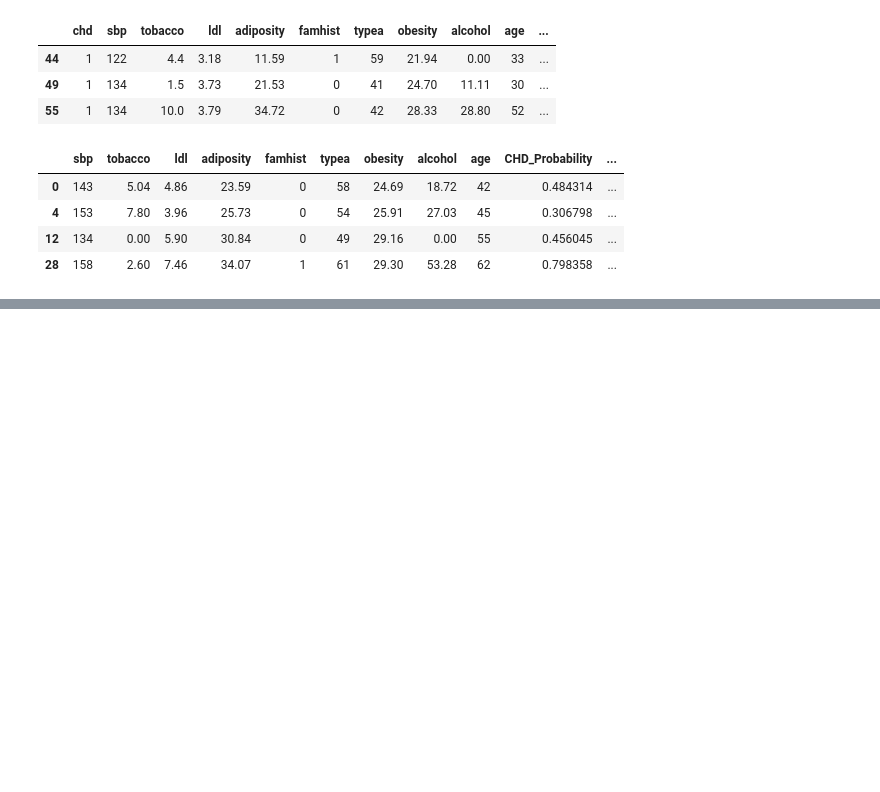
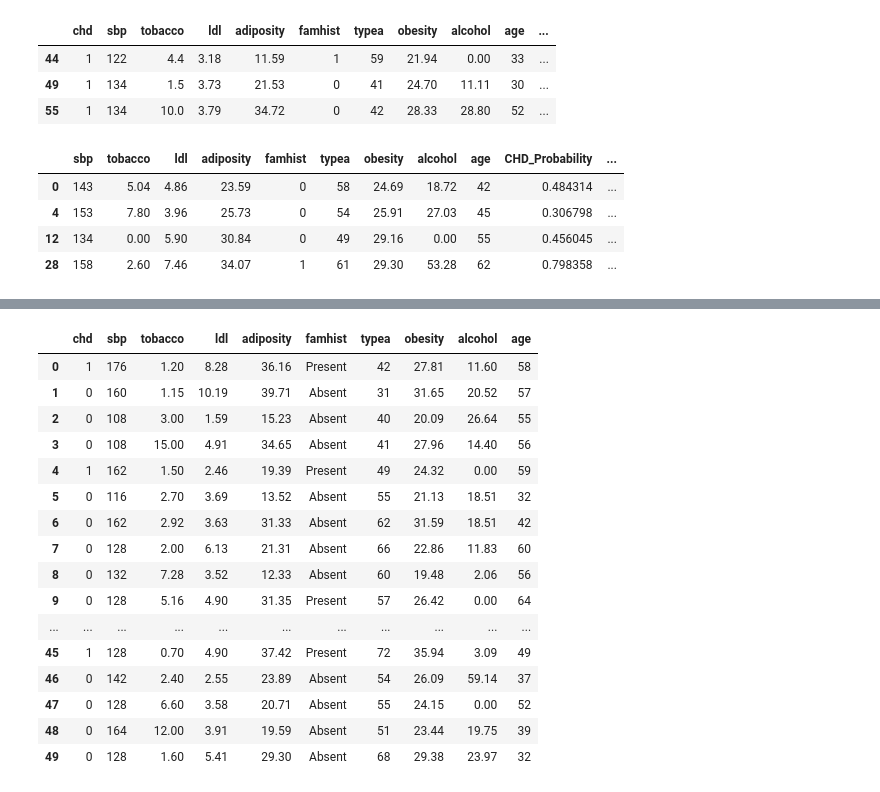
Before and after one commit to starshrimp/HumanMachineInteraction, a Jupyter notebook: Exercise Interactive ML-20240315/Exerc-Interactive_ML.ipynb, the cells around one changed output, grey strips where cells are left out. Drawn from its saved outputs; the diff is of its cells as text; code cells hidden in the pictures; blank space fills up the shorter version.

```diff
--- a/Exercise Interactive ML-20240315/Exerc-Interactive_ML.ipynb
+++ b/Exercise Interactive ML-20240315/Exerc-Interactive_ML.ipynb
@@ -280,0 +385,22 @@ uncertain_cases
+# %%
+requested_labels = pd.read_excel('Labels-Group1-2.xlsx')
+# %%
+requested_labels.drop('request', axis=1)
+# %% [output]
+|  | chd | sbp | tobacco | ldl | adiposity | famhist | typea | obesity | alcohol | age |
+| 0 | 1 | 176 | 1.20 | 8.28 | 36.16 | Present | 42 | 27.81 | 11.60 | 58 |
+| 1 | 0 | 160 | 1.15 | 10.19 | 39.71 | Absent | 31 | 31.65 | 20.52 | 57 |
+| 2 | 0 | 108 | 3.00 | 1.59 | 15.23 | Absent | 40 | 20.09 | 26.64 | 55 |
+| 3 | 0 | 108 | 15.00 | 4.91 | 34.65 | Absent | 41 | 27.96 | 14.40 | 56 |
+| 4 | 1 | 162 | 1.50 | 2.46 | 19.39 | Present | 49 | 24.32 | 0.00 | 59 |
+| 5 | 0 | 116 | 2.70 | 3.69 | 13.52 | Absent | 55 | 21.13 | 18.51 | 32 |
+| 6 | 0 | 162 | 2.92 | 3.63 | 31.33 | Absent | 62 | 31.59 | 18.51 | 42 |
+| 7 | 0 | 128 | 2.00 | 6.13 | 21.31 | Absent | 66 | 22.86 | 11.83 | 60 |
+| 8 | 0 | 132 | 7.28 | 3.52 | 12.33 | Absent | 60 | 19.48 | 2.06 | 56 |
+| 9 | 0 | 128 | 5.16 | 4.90 | 31.35 | Present | 57 | 26.42 | 0.00 | 64 |
+| ... | ... | ... | ... | ... | ... | ... | ... | ... | ... | ... |
+| 45 | 1 | 128 | 0.70 | 4.90 | 37.42 | Present | 72 | 35.94 | 3.09 | 49 |
+| 46 | 0 | 142 | 2.40 | 2.55 | 23.89 | Absent | 54 | 26.09 | 59.14 | 37 |
+| 47 | 0 | 128 | 6.60 | 3.58 | 20.71 | Absent | 55 | 24.15 | 0.00 | 52 |
+| 48 | 0 | 164 | 12.00 | 3.91 | 19.59 | Absent | 51 | 23.44 | 19.75 | 39 |
+| 49 | 0 | 128 | 1.60 | 5.41 | 29.30 | Absent | 68 | 29.38 | 23.97 | 32 |
```
Also changed, not shown: parts of 41 cells of this notebook, 3 other files.
